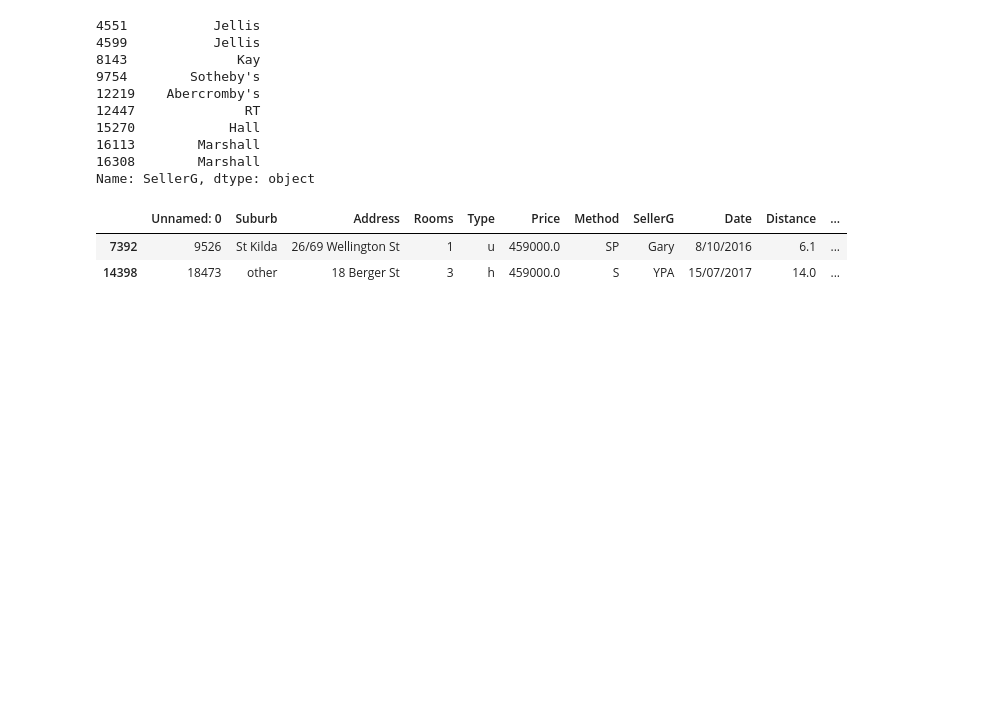
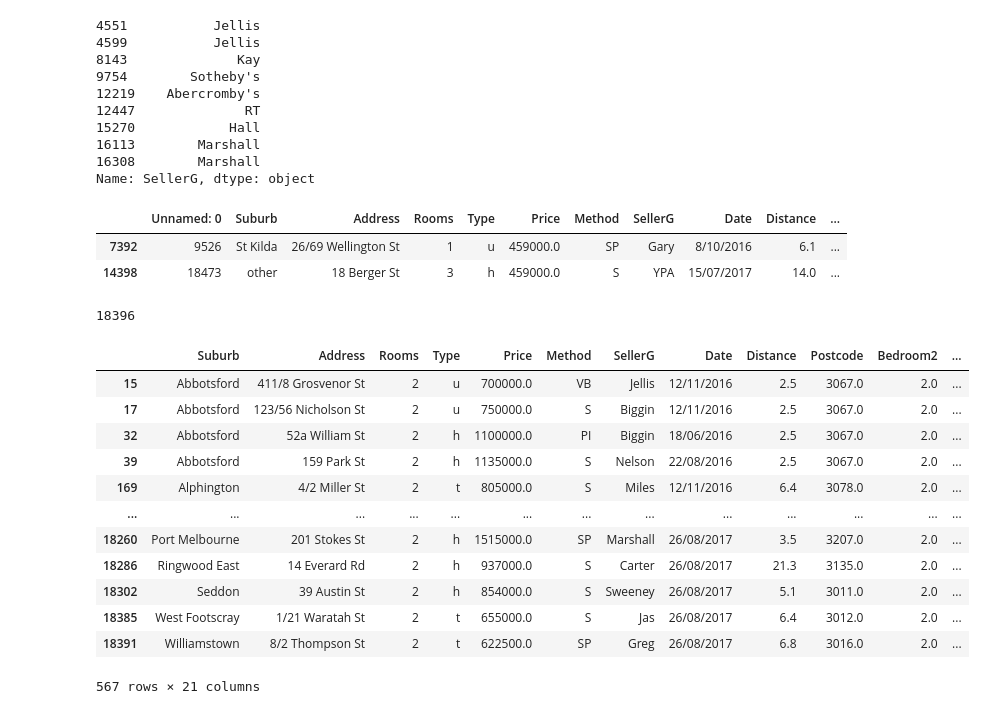
Before and after one commit to hishnick5/my_lessons, a Jupyter notebook: PY_10_Введение в Pandas/Введение в Pandas.ipynb, the cells around one changed output. Drawn from its saved outputs; the diff is of its cells as text; code cells hidden in the pictures; blank space fills up the shorter version.

```diff
--- a/PY_10_Введение в Pandas/Введение в Pandas.ipynb
+++ b/PY_10_Введение в Pandas/Введение в Pandas.ipynb
@@ -1443,0 +1443,30 @@ melb_copy2['Type']
+# %%
+import numpy as np
+import pandas as pd
+
+df = pd.read_csv('melb_copy.csv')
+df.drop(['Unnamed: 0.1', 'Unnamed: 0'], axis=1, inplace=True)
+pd.set_option('display.max_columns', 100) # Указываем максимальную ширину дисплея для просмотра всех столбцов
+melb_df = df.copy()
+# %%
+melb_df.shape[0]
+# %% [output]
+18396
+# %%
+rooms_2 = df['Rooms'] == 2
+bath_2 = df['Bathroom'] >= 2
+df[rooms_2 & bath_2]
+# %% [output]
+|  | Suburb | Address | Rooms | Type | Price | Method | SellerG | Date | Distance | Postcode | Bedroom2 | ... |
+| 15 | Abbotsford | 411/8 Grosvenor St | 2 | u | 700000.0 | VB | Jellis | 12/11/2016 | 2.5 | 3067.0 | 2.0 | ... |
+| 17 | Abbotsford | 123/56 Nicholson St | 2 | u | 750000.0 | S | Biggin | 12/11/2016 | 2.5 | 3067.0 | 2.0 | ... |
+| 32 | Abbotsford | 52a William St | 2 | h | 1100000.0 | PI | Biggin | 18/06/2016 | 2.5 | 3067.0 | 2.0 | ... |
+| 39 | Abbotsford | 159 Park St | 2 | h | 1135000.0 | S | Nelson | 22/08/2016 | 2.5 | 3067.0 | 2.0 | ... |
+| 169 | Alphington | 4/2 Miller St | 2 | t | 805000.0 | S | Miles | 12/11/2016 | 6.4 | 3078.0 | 2.0 | ... |
+| ... | ... | ... | ... | ... | ... | ... | ... | ... | ... | ... | ... | ... |
+| 18260 | Port Melbourne | 201 Stokes St | 2 | h | 1515000.0 | SP | Marshall | 26/08/2017 | 3.5 | 3207.0 | 2.0 | ... |
+| 18286 | Ringwood East | 14 Everard Rd | 2 | h | 937000.0 | S | Carter | 26/08/2017 | 21.3 | 3135.0 | 2.0 | ... |
+| 18302 | Seddon | 39 Austin St | 2 | h | 854000.0 | S | Sweeney | 26/08/2017 | 5.1 | 3011.0 | 2.0 | ... |
+| 18385 | West Footscray | 1/21 Waratah St | 2 | t | 655000.0 | S | Jas | 26/08/2017 | 6.4 | 3012.0 | 2.0 | ... |
+| 18391 | Williamstown | 8/2 Thompson St | 2 | t | 622500.0 | SP | Greg | 26/08/2017 | 6.8 | 3016.0 | 2.0 | ... |
+567 rows × 21 columns
```
Also changed, not shown: parts of 37 cells of this notebook, 9 other files.
